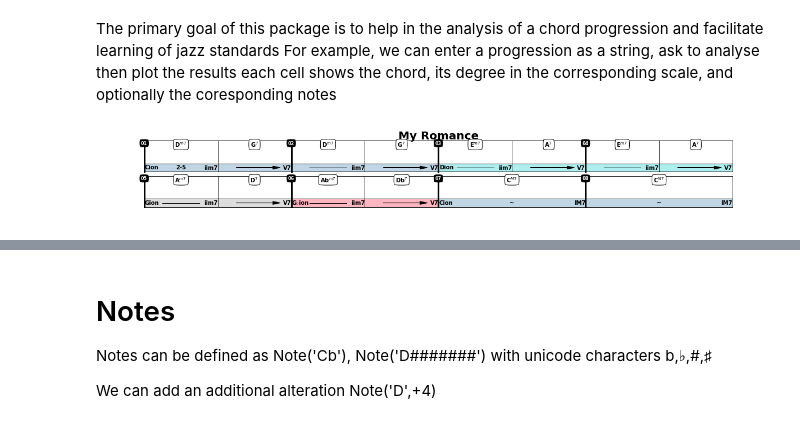
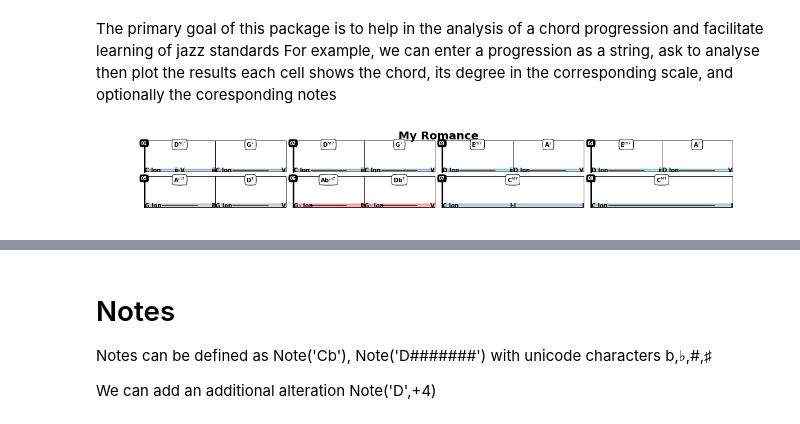
Before and after one commit to NeuralControl/jazzElements, a Jupyter notebook: demos.ipynb, the cells around one changed output, grey strips where cells are left out. Cells and saved outputs as stored; diff of their text form; code cells hidden in the pictures.

```diff
--- a/demos.ipynb
+++ b/demos.ipynb
@@ -13,10 +14,10 @@ For example, we can enter a progression as a string, ask to analyse then plot th
 each cell shows the chord, its degree in the corresponding scale, and optionally the coresponding notes
 # %%
 prg = Progression('|Dm7,G7|Dm7,G7|Em7,A7|Em7,A7|Am7,D7|Abm7,Db7|CM7|CM7|',name='My Romance')
-prg.analyze()
+prg.annotate()
 prg.plot()
 # %% [output]
-[figure, old version]
+[figure, new version]
 # %%
 prg.plot('kbd')
 # %% [output]
```
Also changed, not shown: parts of 11 cells of this notebook, 9 other files.
